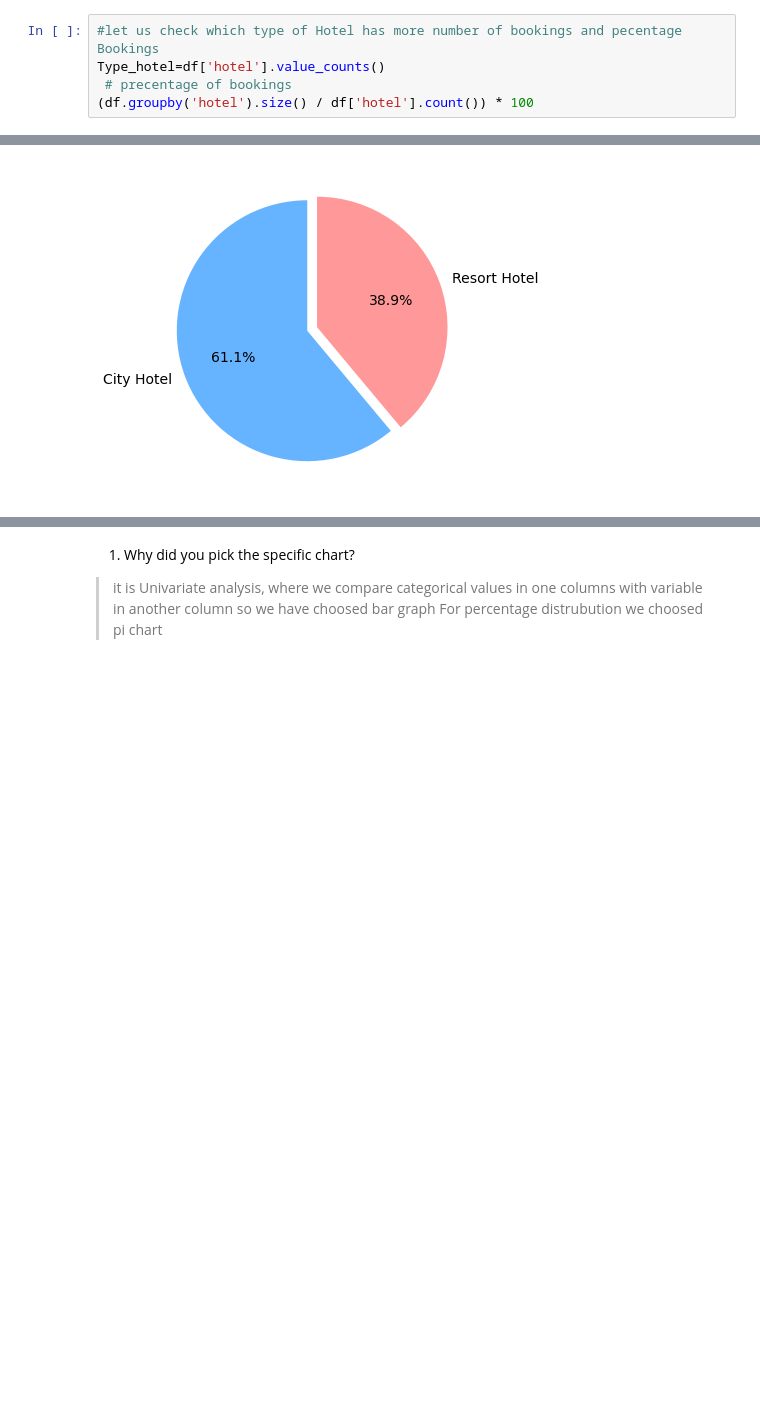
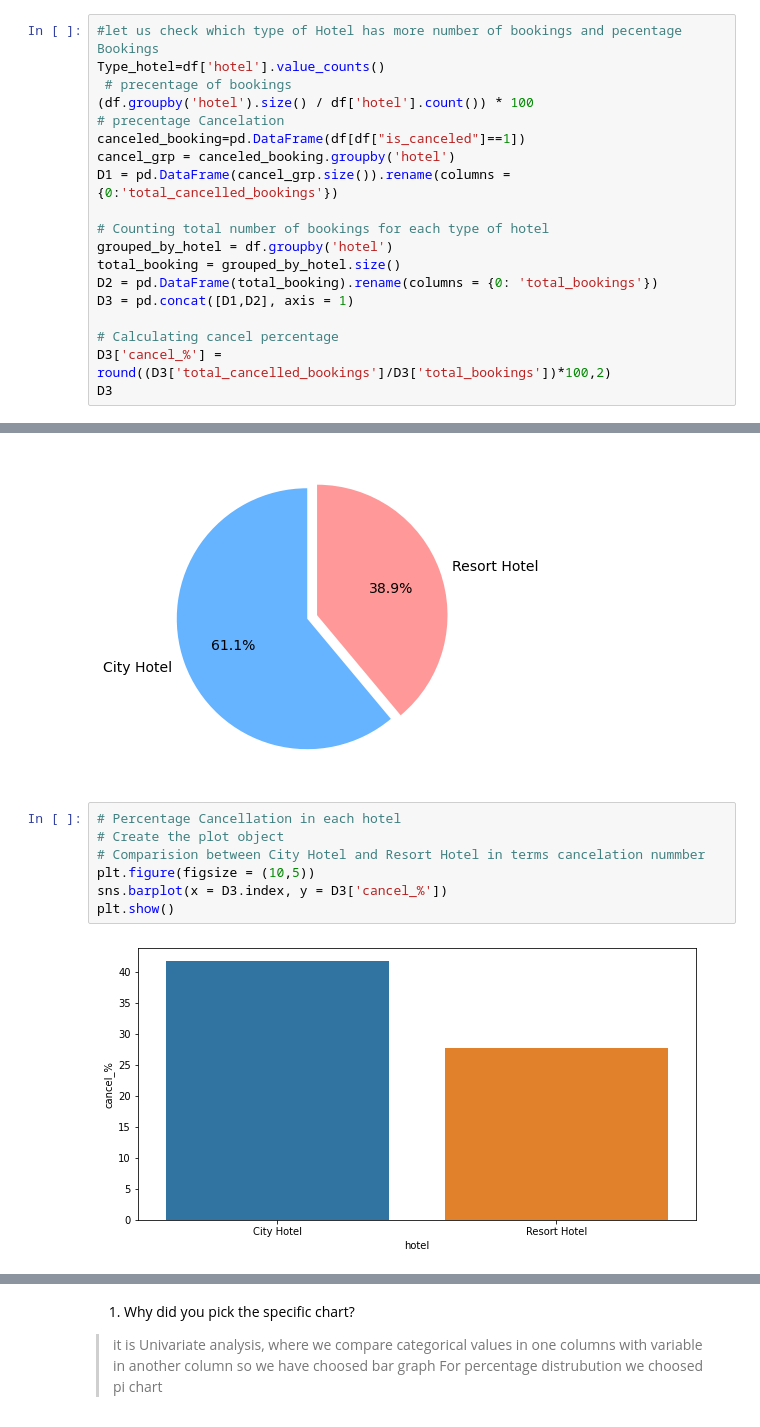
Before and after one commit to Udaya12692/Capstone-priject-Hotel-booking-, a Jupyter notebook: EDA_Hotel_Booking_Analysis_Final.ipynb, the cells around one changed output, grey strips where cells are left out. Drawn from its saved outputs; the diff is of its cells as text; blank space fills up the shorter version.

```diff
--- a/EDA_Hotel_Booking_Analysis_Final.ipynb
+++ b/EDA_Hotel_Booking_Analysis_Final.ipynb
@@ -220,3 +235,17 @@ print('Number of unique values for each variable : \n', n)
 Type_hotel=df['hotel'].value_counts()
  # precentage of bookings
 (df.groupby('hotel').size() / df['hotel'].count()) * 100
+# precentage Cancelation
+canceled_booking=pd.DataFrame(df[df["is_canceled"]==1])
+cancel_grp = canceled_booking.groupby('hotel')
+D1 = pd.DataFrame(cancel_grp.size()).rename(columns = {0:'total_cancelled_bookings'})
+
+# Counting total number of bookings for each type of hotel
+grouped_by_hotel = df.groupby('hotel')
+total_booking = grouped_by_hotel.size()
+D2 = pd.DataFrame(total_booking).rename(columns = {0: 'total_bookings'})
+D3 = pd.concat([D1,D2], axis = 1)
+
+# Calculating cancel percentage
+D3['cancel_%'] = round((D3['total_cancelled_bookings']/D3['total_bookings'])*100,2)
+D3
@@ -287,3 +321,12 @@ plt.pie(sizes, explode=explode, labels=labels, colors=colors, autopct='%1.1f%%',
  [Text(-0.5640607195645955, -0.20453729401815868, '61.1%'),
   Text(0.6392688372100575, 0.23180887336791267, '38.9%')])
 [figure]
+# %%
+# Percentage Cancellation in each hotel
+# Create the plot object
+# Comparision between City Hotel and Resort Hotel in terms cancelation nummber
+plt.figure(figsize = (10,5))
+sns.barplot(x = D3.index, y = D3['cancel_%'])
+plt.show()
+# %% [output]
+[figure, added]
```
Also changed, not shown: parts of 11 cells of this notebook.
